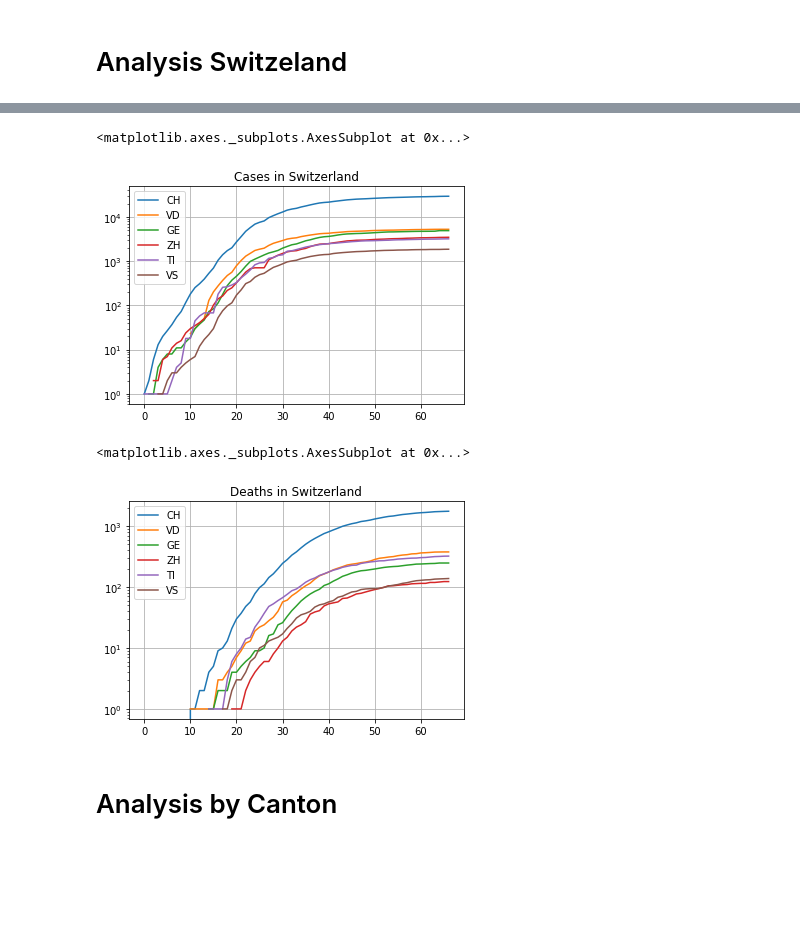
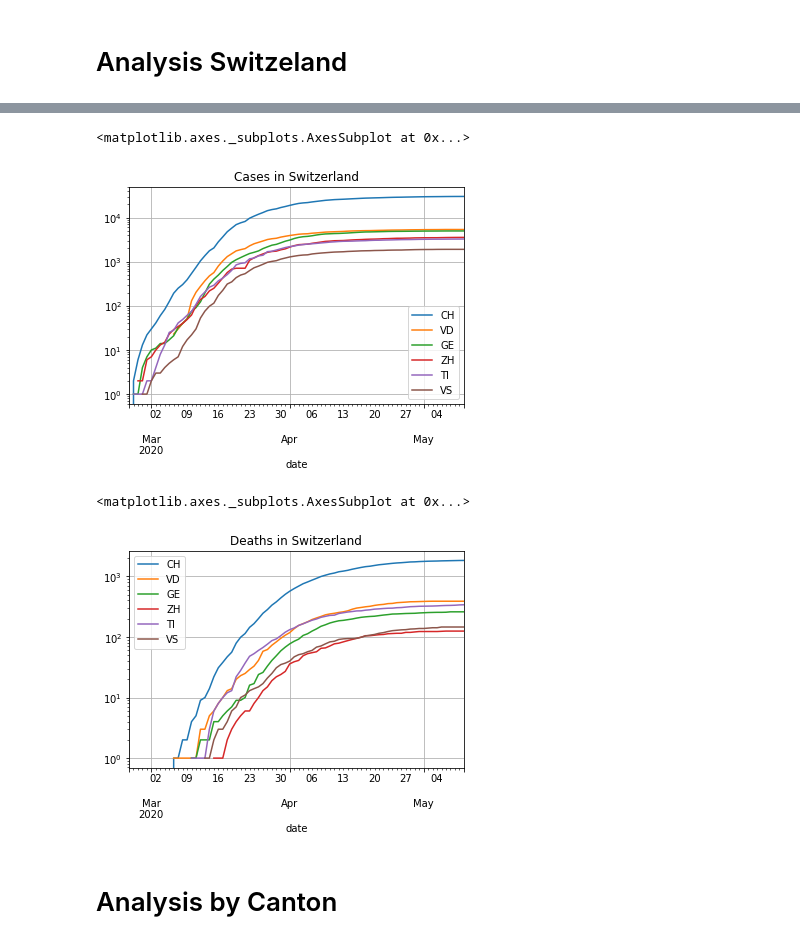
Before and after one commit to jpmieville/COVID-19_data_analyis, a Jupyter notebook: covid19_swiss.ipynb, the cells around one changed output, grey strips where cells are left out. Drawn from its saved outputs; the diff is of its cells as text; code cells hidden in the pictures; blank space fills up the shorter version.

```diff
--- a/covid19_swiss.ipynb
+++ b/covid19_swiss.ipynb
@@ -75,2 +110,4 @@ cases = pivot_data(df, 'ncumul_conf')
+# %%
+cases.set_index(["date", "day_of_year"], inplace=True)
 # %%
 cases.to_excel(xl_writer, "Cases")
@@ -82,6 +119,10 @@ cases_by_day.to_excel(xl_writer, "Cases by day")
 ### Extract Deaths
 # %%
 deaths = pivot_data(df, 'ncumul_deceased')
+# %%
+deaths["day_of_year"] = deaths["date"].dt.dayofyear
+# %%
+deaths.set_index(["date", "day_of_year"], inplace=True)
 # %%
 deaths.to_excel(xl_writer, "Deceased Cumulative")
 # %%
@@ -92,8 +133,8 @@ daily_deaths.to_excel(xl_writer, "Daily Deaths")
 # %% [markdown]
 ### Extract Summary
 # %%
-df_summary = pd.concat([pd.to_numeric(cases.max().drop(['date']), downcast="integer"),
-                    pd.to_numeric(deaths.max().drop(['date']), errors='coerce', downcast="integer"),
+df_summary = pd.concat([pd.to_numeric(cases.max(), downcast="integer"),
+                    pd.to_numeric(deaths.max(), errors='coerce', downcast="integer"),
                    demography,
                    ],
                     axis=1)
@@ -144,13 +202,13 @@ xl_writer.close()
 # %%
-cases[df_summary.index[:6]].plot(logy=True, grid=True, title="Cases in Switzerland")
+cases[df_summary.index[:6]].reset_index(level=1, drop=True).plot(logy=True, grid=True, title="Cases in Switzerland")
 # %% [output]
 <matplotlib.axes._subplots.AxesSubplot at 0x...>
-[figure, old version]
+[figure, new version]
 # %%
-deaths[df_summary.index[:6]].plot(logy=True, grid=True, title="Deaths in Switzerland")
+deaths[df_summary.index[:6]].reset_index(level=1, drop=True).plot(logy=True, grid=True, title="Deaths in Switzerland")
 # %% [output]
 <matplotlib.axes._subplots.AxesSubplot at 0x...>
-[figure, old version]
+[figure, new version]
 # %% [markdown]
 # Analysis by Canton
 # %%
```
Also changed, not shown: parts of 66 cells of this notebook, 2 other files.
